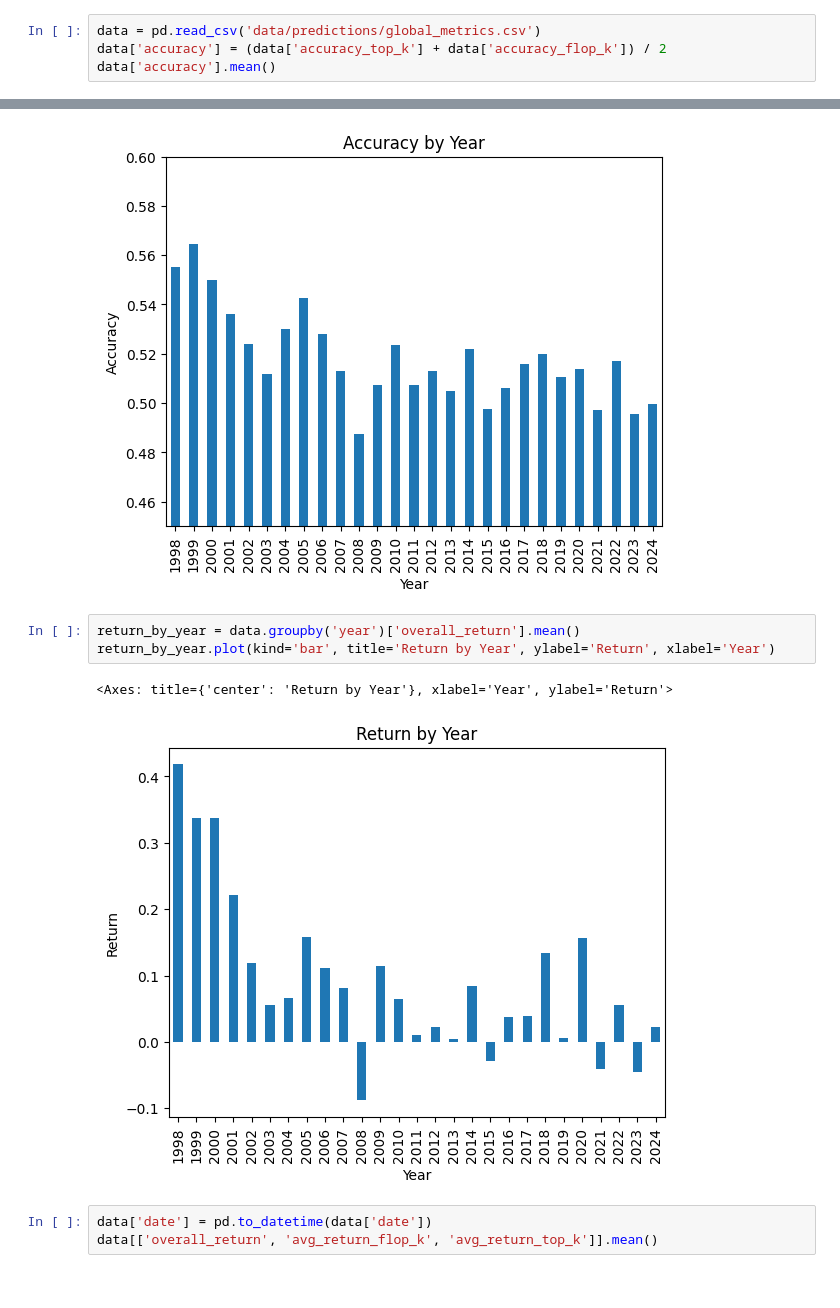
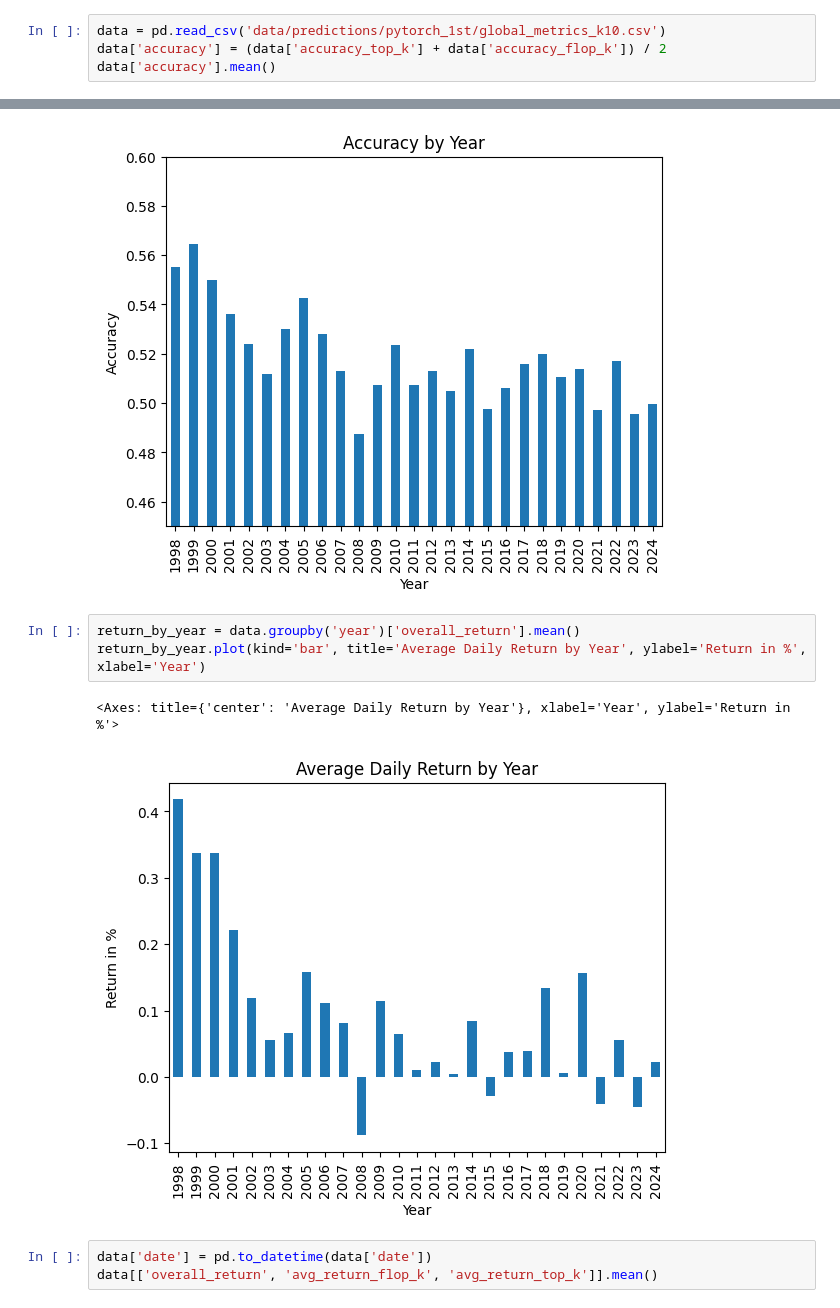
Before and after one commit to juliusd01/Deep_Learning, a Jupyter notebook: Research/Finance/Stock_Returns/Krauss/verify_metrics.ipynb, the cells around one changed output, grey strips where cells are left out. Cells and saved outputs as stored; diff of their text form.

```diff
--- a/Research/Finance/Stock_Returns/Krauss/verify_metrics.ipynb
+++ b/Research/Finance/Stock_Returns/Krauss/verify_metrics.ipynb
@@ -1,7 +1,7 @@
 # %%
 import pandas as pd
 # %%
-data = pd.read_csv('data/predictions/global_metrics.csv')
+data = pd.read_csv('data/predictions/pytorch_1st/global_metrics_k10.csv')
 data['accuracy'] = (data['accuracy_top_k'] + data['accuracy_flop_k']) / 2
 data['accuracy'].mean()
 # %% [output]
@@ -15,10 +15,10 @@ accuracy_by_year.plot(kind='bar', title='Accuracy by Year', ylabel='Accuracy', x
 [figure]
 # %%
 return_by_year = data.groupby('year')['overall_return'].mean()
-return_by_year.plot(kind='bar', title='Return by Year', ylabel='Return', xlabel='Year')
+return_by_year.plot(kind='bar', title='Average Daily Return by Year', ylabel='Return in %', xlabel='Year')
 # %% [output]
-<Axes: title={'center': 'Return by Year'}, xlabel='Year', ylabel='Return'>
+<Axes: title={'center': 'Average Daily Return by Year'}, xlabel='Year', ylabel='Return in %'>
-[figure, old version]
+[figure, new version]
 # %%
 data['date'] = pd.to_datetime(data['date'])
 data[['overall_return', 'avg_return_flop_k', 'avg_return_top_k']].mean()
```
Also changed, not shown: parts of 2 cells of this notebook, 7 other files.
